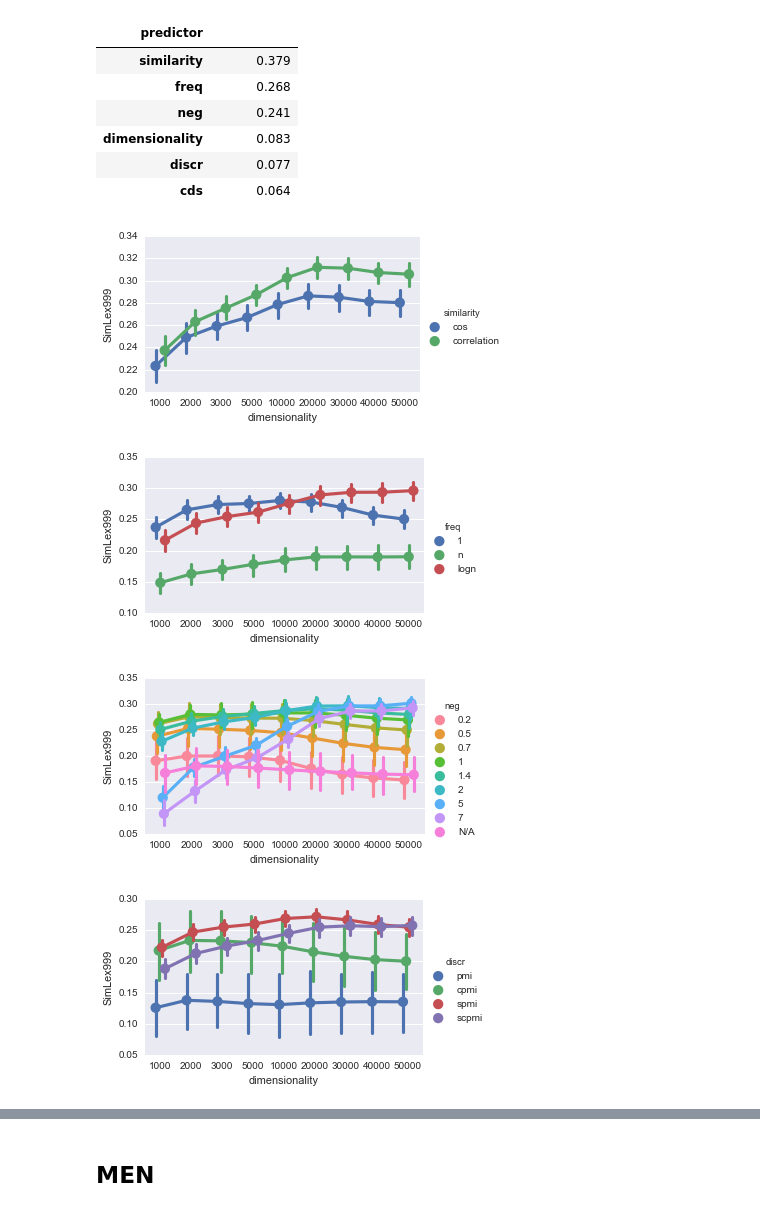
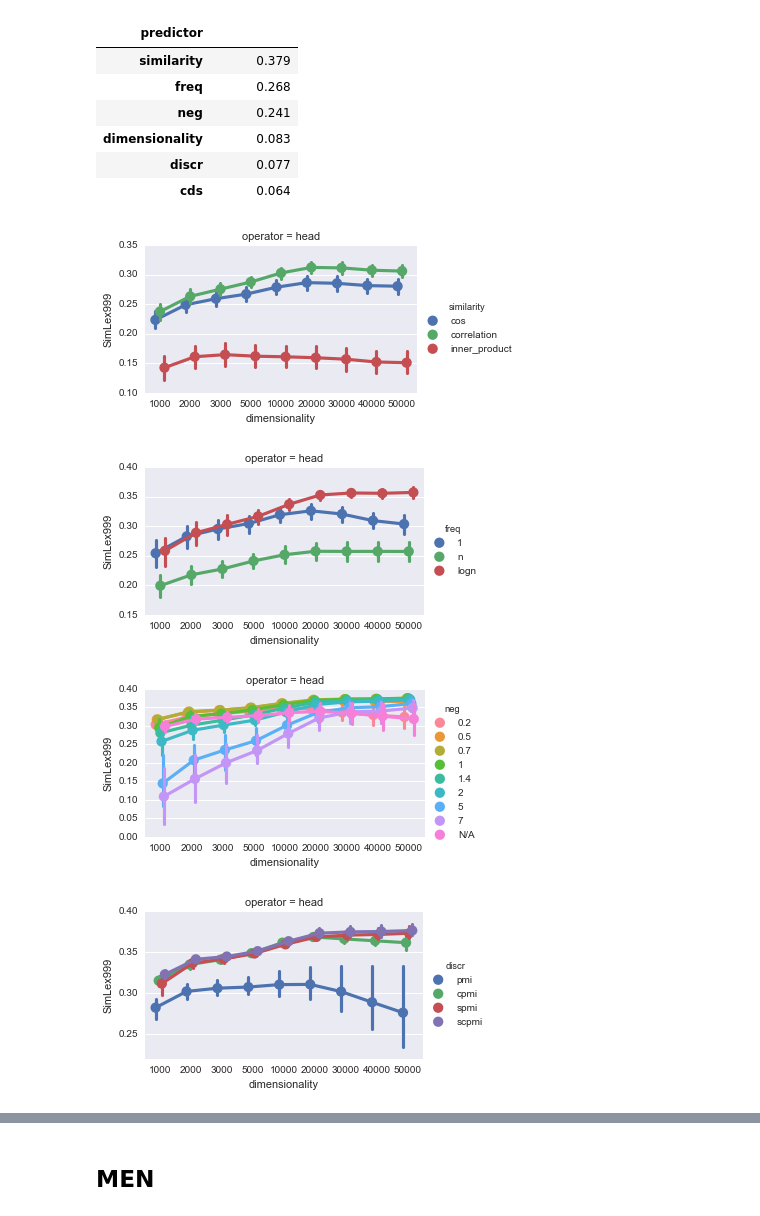
Before and after one commit to dimazest/thesis, a Jupyter notebook: supplement/parameter-selection.ipynb, the cells around one changed output, grey strips where cells are left out. Cells and saved outputs as stored; diff of their text form; code cells hidden in the pictures.

```diff
--- a/supplement/parameter-selection.ipynb
+++ b/supplement/parameter-selection.ipynb
@@ -122,9 +111,9 @@ feature_ablation_simlex.round(3)
 # %%
 heuristics_selection_collection_simlex = {}
 # %%
-t.plot_interaction(results, feature_ablation_simlex.index[0], 'SimLex999')
+t.plot_interaction(results['max'], feature_ablation_simlex.index[0], 'SimLex999')
 # %% [output]
-[figure, old version]
+[figure, new version]
 # %%
 assert feature_ablation_simlex.index[0] == 'similarity'
 r = results['max'].reset_index()
@@ -133,23 +122,21 @@ heuristics_selection_collection_simlex[0] = r.loc[
     r['similarity'] == 'correlation'
 ]
 # %%
-t.plot_interaction(results, feature_ablation_simlex.index[1], 'SimLex999')
+t.plot_interaction(heuristics_selection_collection_simlex[0], feature_ablation_simlex.index[1], 'SimLex999')
 # %% [output]
-[figure, old version]
+[figure, new version]
 # %%
 assert feature_ablation_simlex.index[1] == 'freq'
 
 r = heuristics_selection_collection_simlex[0]
 
 heuristics_selection_collection_simlex[1] =  r.loc[
-    (~(r['dimensionality'] < 20000) | (r['freq'] == '1')) &
-    (~(r['dimensionality'] >= 20000) | (r['freq'] == 'logn')) &
-    True
+    r['freq'] == 'logn'
 ]
 # %%
-t.plot_interaction(results, feature_ablation_simlex.index[2], 'SimLex999')
+t.plot_interaction(heuristics_selection_collection_simlex[1], feature_ablation_simlex.index[2], 'SimLex999')
 # %% [output]
-[figure, old version]
+[figure, new version]
 # %%
 assert feature_ablation_simlex.index[2] == 'neg'
 
@@ -165,6 +149,6 @@ heuristics_selection_collection_simlex[2] =  r.loc[
 # Skip dimensionality
 assert feature_ablation_simlex.index[3] == 'dimensionality'
 # %%
-t.plot_interaction(results, feature_ablation_simlex.index[4], 'SimLex999')
+t.plot_interaction(heuristics_selection_collection_simlex[2], feature_ablation_simlex.index[4], 'SimLex999')
 # %% [output]
-[figure, old version]
+[figure, new version]
```
Also changed, not shown: parts of 70 cells of this notebook, 4 other files.
